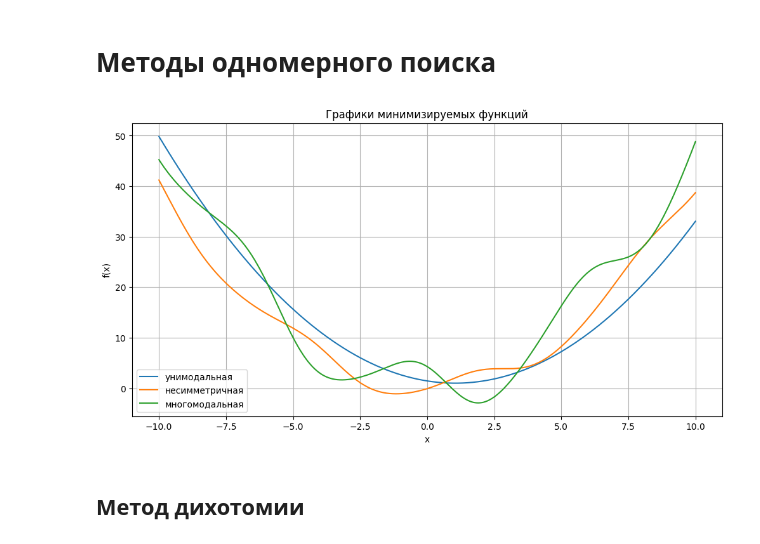
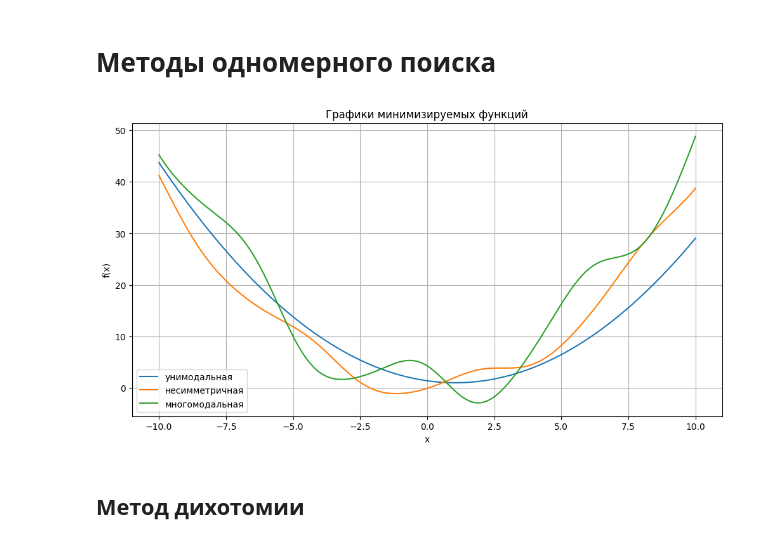
Before and after one commit to romangorbunov91/linear-search, a Jupyter notebook: notebook.ipynb, the cells around one changed output. Cells and saved outputs as stored; diff of their text form; code cells hidden in the pictures.

```diff
--- a/notebook.ipynb
+++ b/notebook.ipynb
@@ -8,39 +9,37 @@ import matplotlib.pyplot as plt
 # %%
 def f_unimod(x):
-    return 0.4 * (x-1.05)**2 + 1
+    return 0.35 * (x-1.05)**2 + 1
 def f_nonsym(x):
     return 0.4 * x**2 + 2*np.sin(x) + 0.2*np.cos(2*x+2)
-    #return 1e-3 * (x-3.5)**4
 def f_mulmod(x):
     return 0.5 * x**2 + 5*np.sin(x-4) + 0.5*np.cos(2*x)
 
 x_min = -10.0
 x_max = 10.0
 N = 10000
 x = np.linspace(x_min, x_max, N)
 
 G_plot = np.empty((3,), dtype='object')
 
 G_plot[0] = f_unimod(x)
 G_plot[1] = f_nonsym(x)
 G_plot[2] = f_mulmod(x)
 
 labels = ['унимодальная', 'несимметричная', 'многомодальная']
 
 user_figsize = (12, 6)
 
 plt.figure(figsize=user_figsize)
 for lbl, G in zip(labels, G_plot):
     plt.plot(x, G, label=lbl)
 plt.legend()
 plt.title('Графики минимизируемых функций')
 plt.xlabel('x')
 plt.ylabel('f(x)')
 plt.grid(True)
-plt.savefig('readme_img/functions.png', bbox_inches='tight')
 plt.show()
 # %% [output]
-[figure, old version]
+[figure, new version]
 # %%
 max_iter = 200
 # %% [markdown]
```
Also changed, not shown: parts of 22 cells of this notebook, 1 other file.
